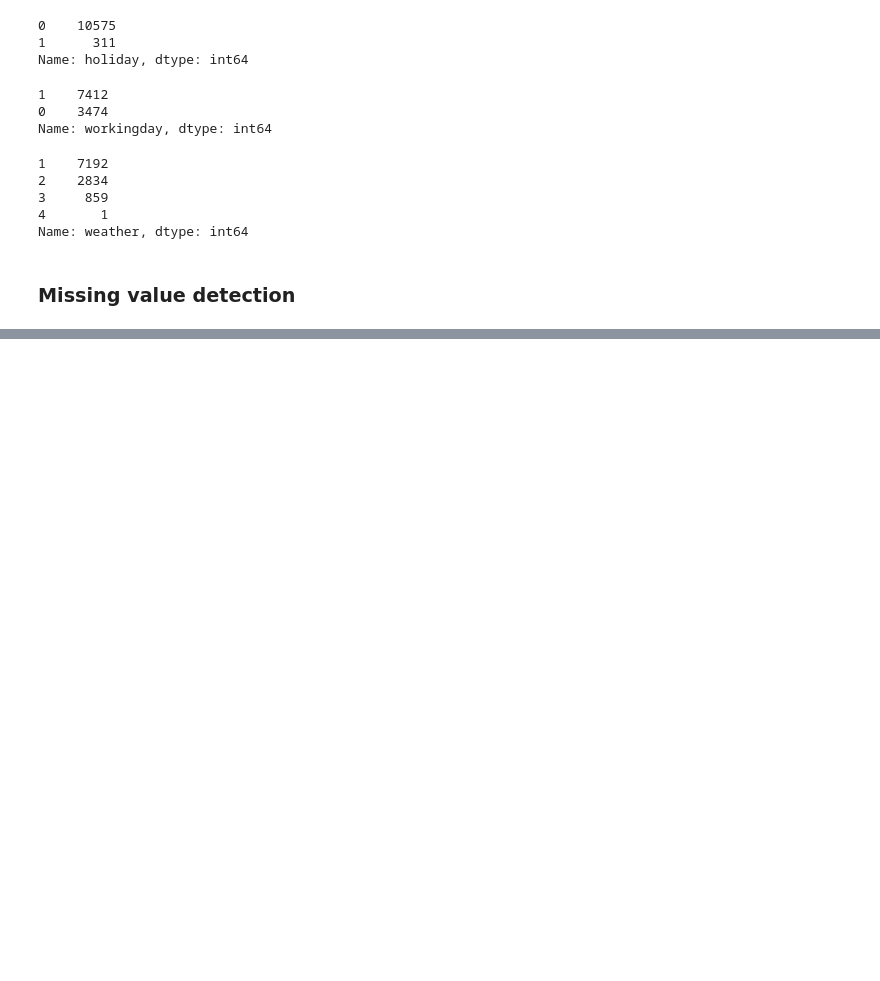
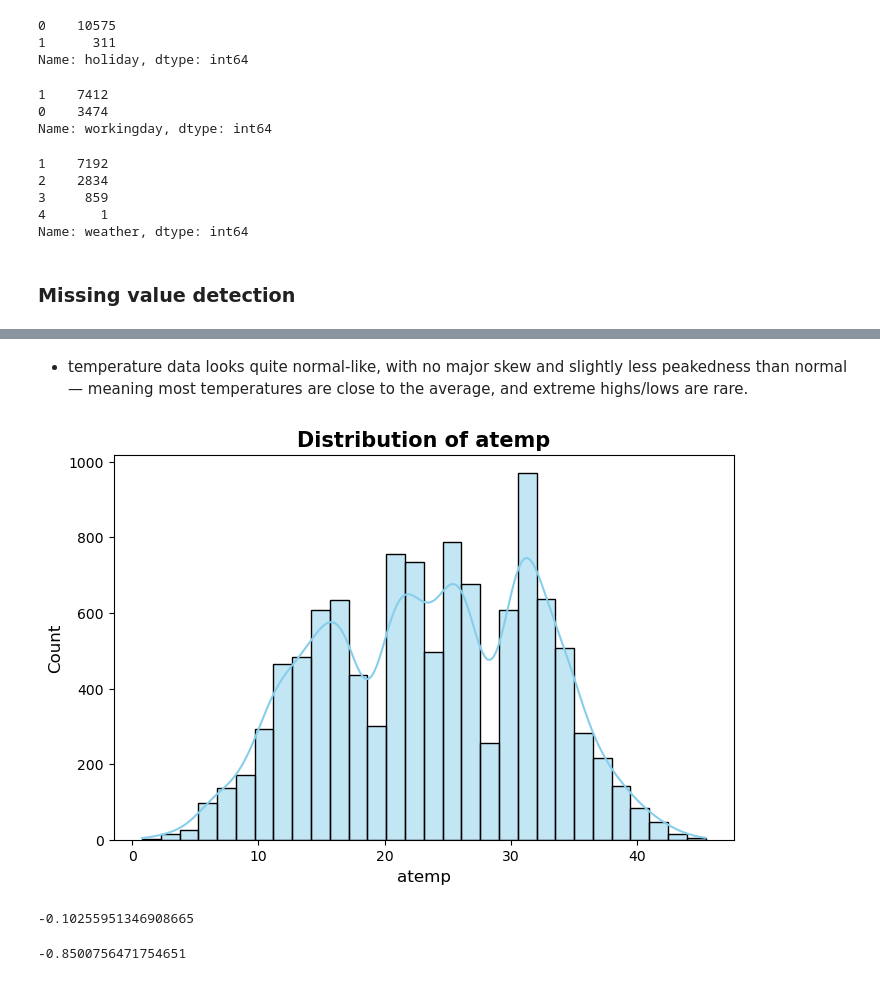
Before and after one commit to hemalatham236/Yulu-Data-set--Hypothesis-Testing, a Jupyter notebook: Yulu_Bike_sharing_Hypothesis_Testing.ipynb, the cells around one changed output, grey strips where cells are left out. Saved outputs shown, nothing was run; the diff lists cells and outputs as text; code cells hidden in the pictures; blank space fills up the shorter version.

```diff
--- a/Yulu_Bike_sharing_Hypothesis_Testing.ipynb
+++ b/Yulu_Bike_sharing_Hypothesis_Testing.ipynb
@@ -177,0 +311,19 @@ Name: weather, dtype: int64
+# %% [markdown]
+- temperature data looks quite normal-like, with no major skew and slightly less peakedness than normal — meaning most temperatures are close to the average, and extreme highs/lows are rare.
+# %%
+plt.figure(figsize = (8, 5))
+sns.histplot(df['atemp'],  kde=True, bins=30, color='skyblue', edgecolor='black')
+plt.title(f'Distribution of atemp', fontsize=15, weight='bold')
+plt.xlabel('atemp', fontsize=12)
+plt.ylabel('Count', fontsize=12)
+plt.show()
+# %% [output]
+[figure, added]
+# %%
+df["atemp"].skew()
+# %% [output]
+-0.10255951346908665
+# %%
+df["atemp"].kurt()
+# %% [output]
+-0.8500756471754651
```
Also changed, not shown: parts of 101 cells of this notebook.
